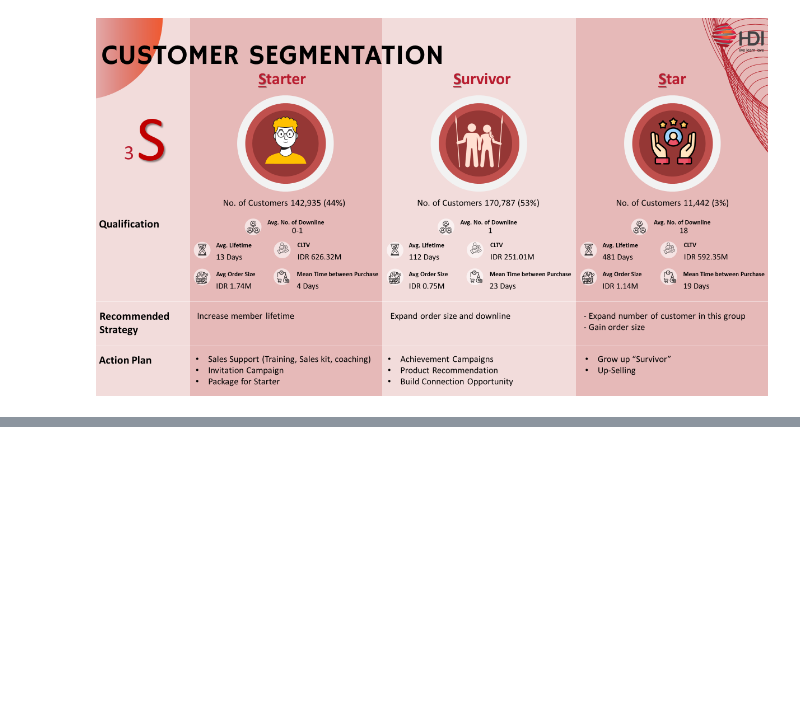
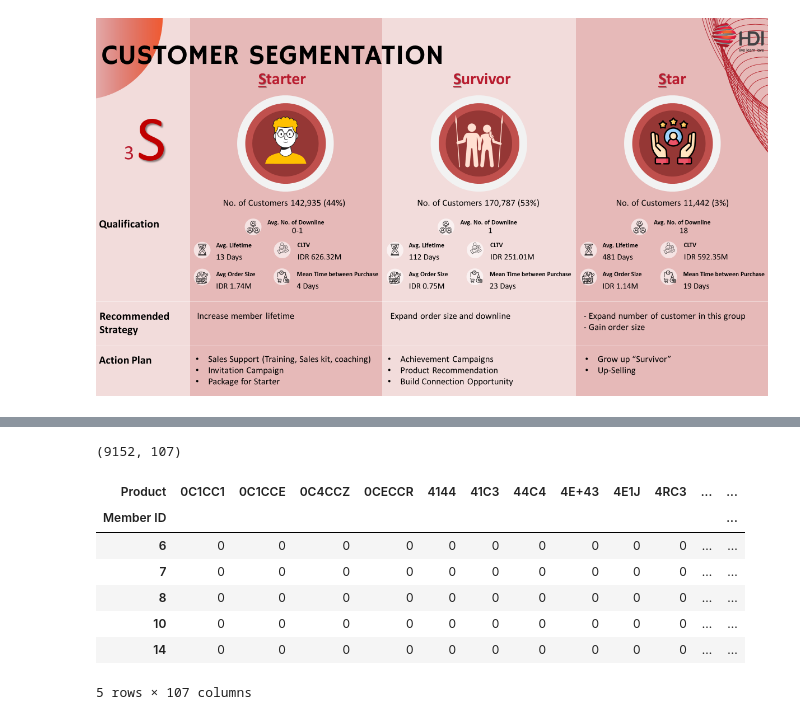
Before and after one commit to AsmaMora/Customer_Analytics, a Jupyter notebook: MADT8101_Customer_segmentation.ipynb, the cells around one changed output, grey strips where cells are left out. Cells and saved outputs as stored; diff of their text form; code cells hidden in the pictures; blank space fills up the shorter version.

```diff
--- a/MADT8101_Customer_segmentation.ipynb
+++ b/MADT8101_Customer_segmentation.ipynb
@@ -464,0 +503,2 @@ Clusters
+# %%
+df1 = df1[(df1['Month'].isin(['May','June'])) & (df1['Year'] == 2023)]
@@ -464,0 +525,2 @@ Clusters
+# %%
+df1a = df1.dropna(subset=['Member ID'])
@@ -464,0 +549,24 @@ Clusters
+# %%
+CustomerID_Item_matrix1 = df1a.pivot_table(
+    index='Member ID',
+    columns='Product',
+    values='qty',
+    aggfunc='sum'
+)
+# %%
+CustomerID_Item_matrix1.shape
+# %% [output]
+(9152, 107)
+# %%
+CustomerID_Item_matrix1 = CustomerID_Item_matrix1.applymap(lambda x: 1 if x > 0 else 0)
+# %%
+CustomerID_Item_matrix1.loc[1:].head()
+# %% [output]
+| Product | 0C1CC1 | 0C1CCE | 0C4CCZ | 0CECCR | 4144 | 41C3 | 44C4 | 4E+43 | 4E1J | 4RC3 | ... | ... |
+| Member ID |  |  |  |  |  |  |  |  |  |  |  | ... |
+| 6 | 0 | 0 | 0 | 0 | 0 | 0 | 0 | 0 | 0 | 0 | ... | ... |
+| 7 | 0 | 0 | 0 | 0 | 0 | 0 | 0 | 0 | 0 | 0 | ... | ... |
+| 8 | 0 | 0 | 0 | 0 | 0 | 0 | 0 | 0 | 0 | 0 | ... | ... |
+| 10 | 0 | 0 | 0 | 0 | 0 | 0 | 0 | 0 | 0 | 0 | ... | ... |
+| 14 | 0 | 0 | 0 | 0 | 0 | 0 | 0 | 0 | 0 | 0 | ... | ... |
+5 rows × 107 columns
```
Also changed, not shown: parts of 18 cells of this notebook.
